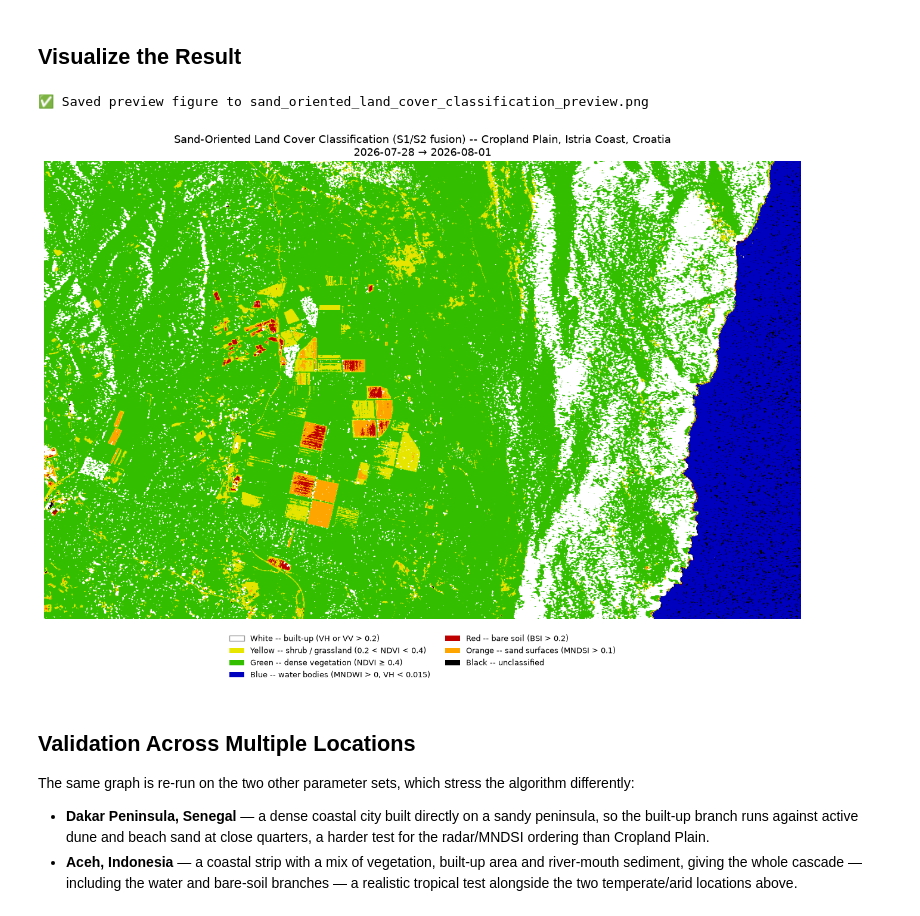
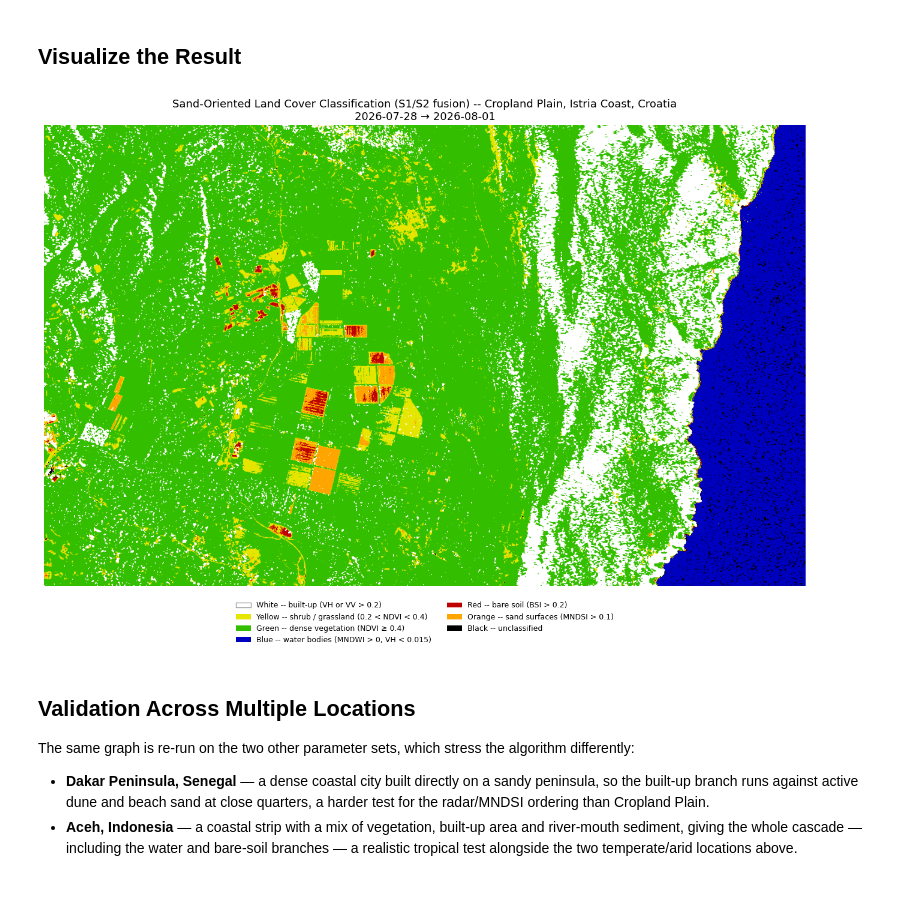
Before and after one commit to developmentseed/openeo-udp, a Jupyter notebook: notebooks/sentinel/sentinel-2/land-cover/sand_oriented_land_cover_classification.ipynb, the cells around one changed output. Drawn from its saved outputs; the diff is of its cells as text; code cells hidden in the pictures.

```diff
--- a/notebooks/sentinel/sentinel-2/land-cover/sand_oriented_land_cover_classification.ipynb
+++ b/notebooks/sentinel/sentinel-2/land-cover/sand_oriented_land_cover_classification.ipynb
@@ -587,41 +587,35 @@ def read_rgb(path):
 BRANCH_LEGEND = [
     Patch(facecolor="#ffffff", edgecolor="#999999", label="White -- built-up (VH or VV > 0.2)"),
     Patch(facecolor="#e6e600", label="Yellow -- shrub / grassland (0.2 < NDVI < 0.4)"),
     Patch(facecolor="#33bf00", label="Green -- dense vegetation (NDVI ≥ 0.4)"),
     Patch(facecolor="#0000bf", label="Blue -- water bodies (MNDWI > 0, VH < 0.015)"),
     Patch(facecolor="#bf0000", label="Red -- bare soil (BSI > 0.2)"),
     Patch(facecolor="#ffa500", label="Orange -- sand surfaces (MNDSI > 0.1)"),
     Patch(facecolor="#000000", label="Black -- unclassified"),
 ]
 
 rgb = read_rgb(rgb_filename)
 
-fig, ax = plt.subplots(figsize=(13, 11))
+preview_fig, ax = plt.subplots(figsize=(13, 11))
 ax.imshow(np.nan_to_num(rgb))
 ax.set_title(
     f"Sand-Oriented Land Cover Classification (S1/S2 fusion) -- {current_params['location_name']}\n"
     f"{current_params['time'].default[0]} → {current_params['time'].default[1]}",
     fontsize=13,
 )
 ax.axis("off")
 ax.legend(
     handles=BRANCH_LEGEND,
     loc="upper center",
     bbox_to_anchor=(0.5, -0.02),
     fontsize=9,
     ncol=2,
     frameon=False,
 )
 plt.tight_layout()
-
-preview_path = f"{_algorithm_id}_preview.png"
-fig.savefig(preview_path, bbox_inches="tight", dpi=150)
-print(f"✅ Saved preview figure to {preview_path}")
-
 plt.show()
 # %% [output]
-✅ Saved preview figure to sand_oriented_land_cover_classification_preview.png
-[figure, old version]
+[figure, new version]
 # %% [markdown]
 ## Validation Across Multiple Locations
 
```
Also changed, not shown: parts of 2 cells of this notebook.
